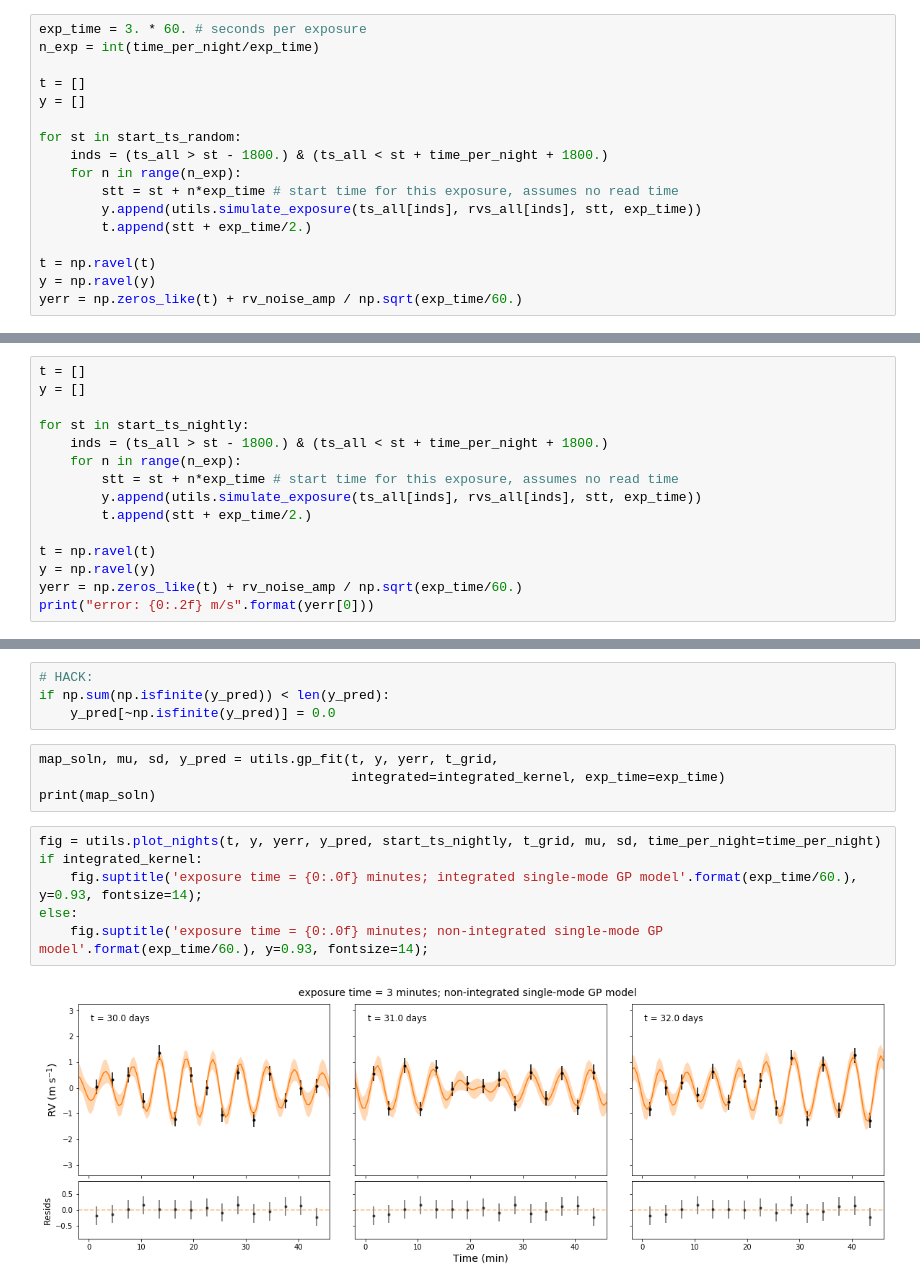
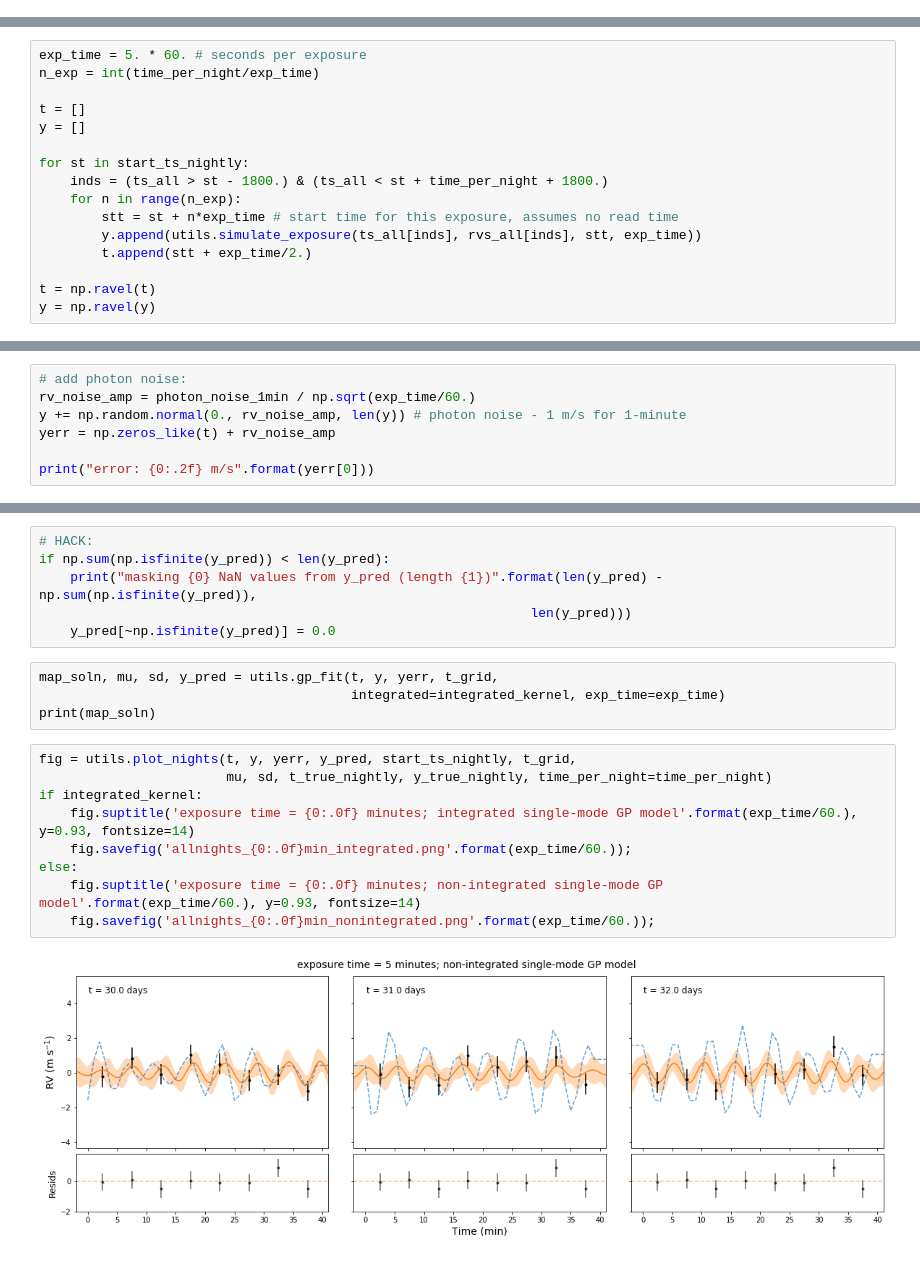
Before and after one commit to megbedell/pmodes, a Jupyter notebook: experiments/03-realistic-observing.ipynb, the cells around one changed output, grey strips where cells are left out. Cells and saved outputs as stored; diff of their text form.

Commit message:
fixing some plotting bugs, better cadences

```diff
--- a/experiments/03-realistic-observing.ipynb
+++ b/experiments/03-realistic-observing.ipynb
@@ -102,19 +126,2 @@ fig.savefig('randomnights_1min_nonintegrated_full.png');
 # %% [markdown]
 #### random nights, longer exposures
-# %%
-exp_time = 3. * 60. # seconds per exposure
-n_exp = int(time_per_night/exp_time)
-
-t = []
-y = []
-
-for st in start_ts_random:
-    inds = (ts_all > st - 1800.) & (ts_all < st + time_per_night + 1800.)
-    for n in range(n_exp):
-        stt = st + n*exp_time # start time for this exposure, assumes no read time
-        y.append(utils.simulate_exposure(ts_all[inds], rvs_all[inds], stt, exp_time))
-        t.append(stt + exp_time/2.)
-
-t = np.ravel(t)
-y = np.ravel(y)
-yerr = np.zeros_like(t) + rv_noise_amp / np.sqrt(exp_time/60.)
@@ -174,4 +197,7 @@ else:
 # %%
+exp_time = 5. * 60. # seconds per exposure
+n_exp = int(time_per_night/exp_time)
+
 t = []
 y = []
 
@@ -184,5 +210,3 @@ for st in start_ts_nightly:
 
 t = np.ravel(t)
 y = np.ravel(y)
-yerr = np.zeros_like(t) + rv_noise_amp / np.sqrt(exp_time/60.)
-print("error: {0:.2f} m/s".format(yerr[0]))
@@ -190,0 +213,7 @@ error: 0.29 m/s
+# %%
+# add photon noise:
+rv_noise_amp = photon_noise_1min / np.sqrt(exp_time/60.)
+y += np.random.normal(0., rv_noise_amp, len(y)) # photon noise - 1 m/s for 1-minute
+yerr = np.zeros_like(t) + rv_noise_amp
+
+print("error: {0:.2f} m/s".format(yerr[0]))
@@ -195,16 +226,21 @@ y_pred, mu, sd = utils.gp_predict(t, y, yerr, t_grid, integrated=integrated_kern
 # %%
 # HACK:
 if np.sum(np.isfinite(y_pred)) < len(y_pred):
+    print("masking {0} NaN values from y_pred (length {1})".format(len(y_pred) - np.sum(np.isfinite(y_pred)),
+                                                               len(y_pred)))
     y_pred[~np.isfinite(y_pred)] = 0.0
 # %% [raw]
 map_soln, mu, sd, y_pred = utils.gp_fit(t, y, yerr, t_grid,
                                         integrated=integrated_kernel, exp_time=exp_time)
 print(map_soln)
 # %%
-fig = utils.plot_nights(t, y, yerr, y_pred, start_ts_nightly, t_grid, mu, sd, time_per_night=time_per_night)
+fig = utils.plot_nights(t, y, yerr, y_pred, start_ts_nightly, t_grid,
+                        mu, sd, t_true_nightly, y_true_nightly, time_per_night=time_per_night)
 if integrated_kernel:
-    fig.suptitle('exposure time = {0:.0f} minutes; integrated single-mode GP model'.format(exp_time/60.), y=0.93, fontsize=14);
+    fig.suptitle('exposure time = {0:.0f} minutes; integrated single-mode GP model'.format(exp_time/60.), y=0.93, fontsize=14)
+    fig.savefig('allnights_{0:.0f}min_integrated.png'.format(exp_time/60.));
 else:
-    fig.suptitle('exposure time = {0:.0f} minutes; non-integrated single-mode GP model'.format(exp_time/60.), y=0.93, fontsize=14);
+    fig.suptitle('exposure time = {0:.0f} minutes; non-integrated single-mode GP model'.format(exp_time/60.), y=0.93, fontsize=14)
+    fig.savefig('allnights_{0:.0f}min_nonintegrated.png'.format(exp_time/60.));
 # %% [output]
-[figure, old version]
+[figure, new version]
```
Also changed, not shown: parts of 49 cells of this notebook, 1 other file.
